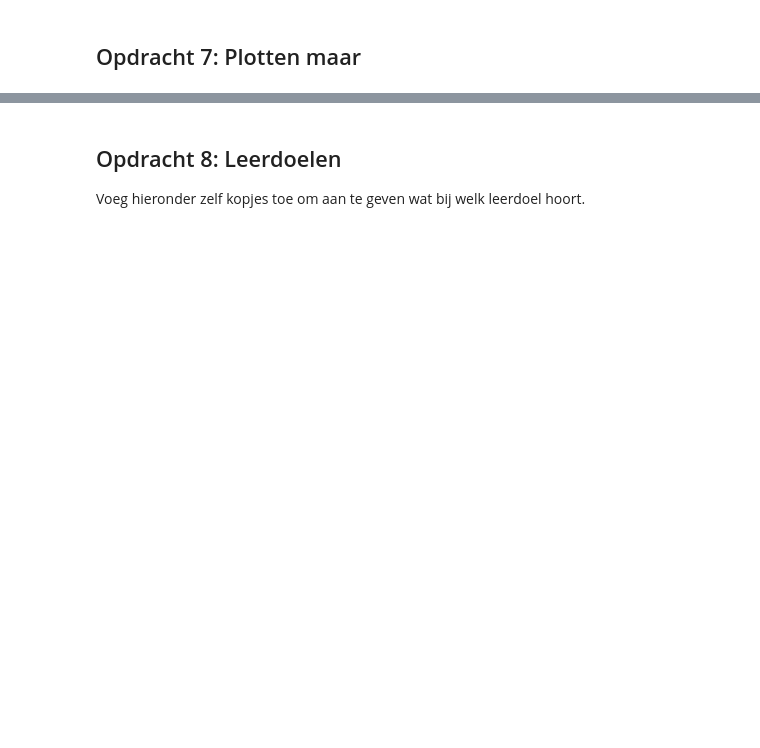
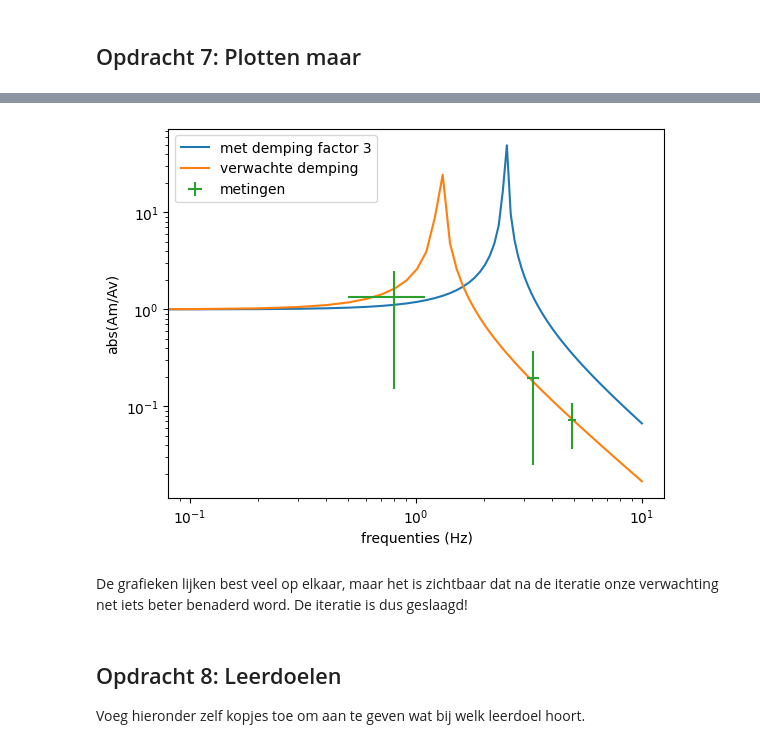
Before and after one commit to cs50202/opdrachten-DEF-D-, a Jupyter notebook: FysiekeOntwerpopdrachten/5MaakEenOpstellingTrillingsvrij/Ontwerpopdracht5MaakEenOpstellingTrillingsvrijInvulTemplate.ipynb, the cells around one changed output, grey strips where cells are left out. Drawn from its saved outputs; the diff is of its cells as text; code cells hidden in the pictures; blank space fills up the shorter version.

```diff
--- a/FysiekeOntwerpopdrachten/5MaakEenOpstellingTrillingsvrij/Ontwerpopdracht5MaakEenOpstellingTrillingsvrijInvulTemplate.ipynb
+++ b/FysiekeOntwerpopdrachten/5MaakEenOpstellingTrillingsvrij/Ontwerpopdracht5MaakEenOpstellingTrillingsvrijInvulTemplate.ipynb
@@ -156,3 +217,35 @@ Als je hier negatief geantwoord hebt, kopieer onder deze cel dan alle cellen van
+# %%
+gemeten_f2 = np.array([4.9, 0.8, 3.3])
+u_gemeten_f2 = np.array([0.2, 0.3, 0.2])
+
+Am2 = np.array([0.40, 1.20, 0.35])
+u_Am2 = np.array([0.2, 0.7, 0.3])
+
+Av2 = np.array([5.5, 0.9, 1.77])
+u_Av2 = np.array([0.3, 0.6, 0.3])
+
+verhouding2 = np.abs(Am2/Av2)
+
+def error_verhouding(Av, uAv, Am, uAm, verh):
+    return np.sqrt(((uAm/Am)**2) + ((uAv/Av)**2)) * verh
+
+u_verhouding2 = error_verhouding(Av2, u_Av2, Am2, u_Am2, verhouding2)
+
+plt.figure()
+plt.plot(freqs, np.abs(amplitudes(freqs)), '-', label = 'met demping factor 3')
+plt.plot(freqs, np.abs(amplitudes2(freqs)), '-', label = 'verwachte demping')
+plt.errorbar(gemeten_f2, verhouding2, xerr = u_gemeten_f2, yerr = u_verhouding2, label = 'metingen', linestyle = 'none')
+plt.xlabel("frequenties (Hz)")
+plt.ylabel("abs(Am/Av)")
+plt.xscale('log')
+plt.yscale('log')
+plt.legend()
+plt.savefig('metingen2.jpeg')
+plt.show()
+# %% [output]
+[figure, added]
+# %% [markdown]
+De grafieken lijken best veel op elkaar, maar het is zichtbaar dat na de iteratie onze verwachting net iets beter benaderd word. De iteratie is dus geslaagd!
 # %% [markdown]
 ## Opdracht 8: Leerdoelen
 Voeg hieronder zelf kopjes toe om aan te geven wat bij welk leerdoel hoort.
```
Also changed, not shown: parts of 9 cells of this notebook, 7 other files.
